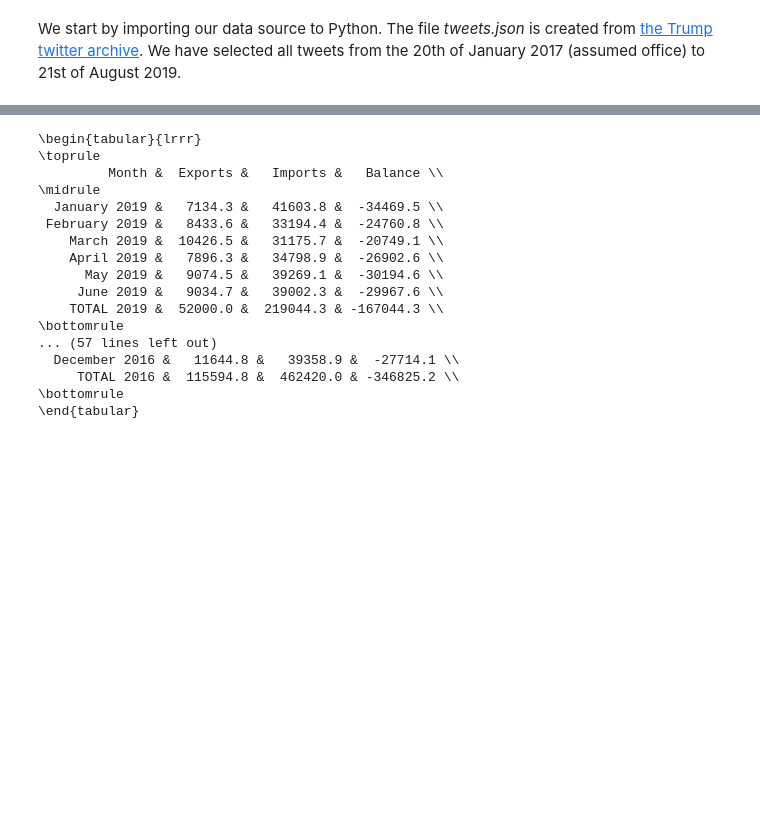
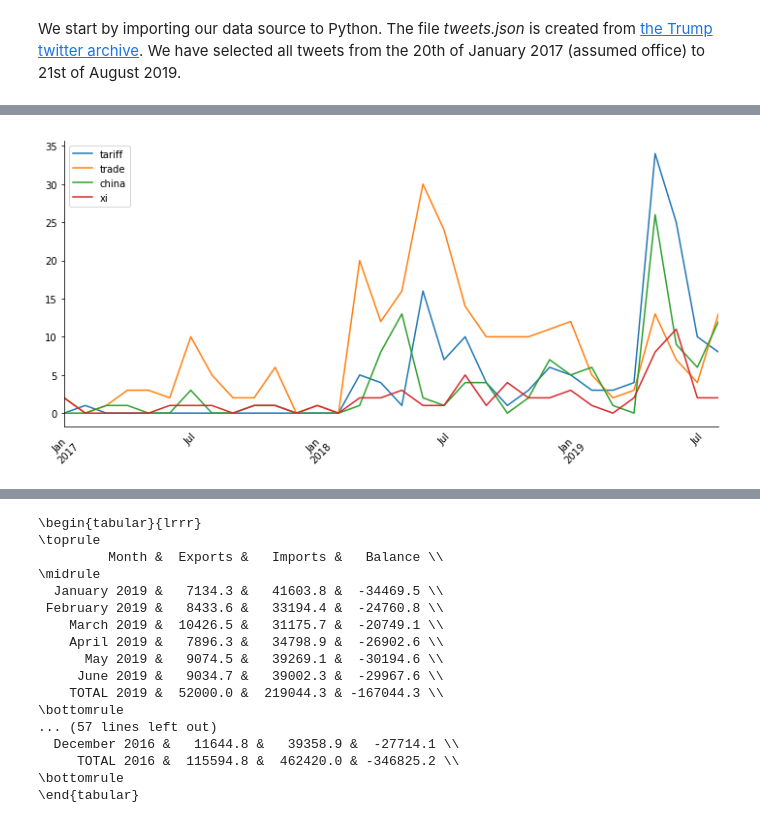
Before and after one commit to BjornCilleborg/sds2019, a Jupyter notebook: EXAM PROJECT/Exam Project.ipynb, the cells around one changed output, grey strips where cells are left out. Cells and saved outputs as stored; diff of their text form; code cells hidden in the pictures; blank space fills up the shorter version.

```diff
--- a/EXAM PROJECT/Exam Project.ipynb
+++ b/EXAM PROJECT/Exam Project.ipynb
@@ -88,0 +81,19 @@ df_filter = df.query("keyword == True") # filter query to remove retweets and no
+# %%
+print('Since 2017-01-20 Mr. Trump has made', len(df), 'tweets')
+
+keywords = ['tariff','trade war','trade'] #List of keywords in lowercase
+
+results = {} #Dictionary to store results
+for key in keywords:
+    print('Sum of tweets containing', key, ':', sum(df['text'].str.contains('(?i)'+str(key))))
+    results[key]=sum(df['text'].str.contains('(?i)'+str(key))) #Saving the sum of tweets (ignoring case) containing the key
+
+result_count = {} # empty dictionary to store results
+for key in keywords:
+    count_=0 #resetting the counter
+    for i in range(len(df['text'])): # Looping through all the rows of tweets
+        if key in df['text'][i].lower(): # Checking for the key in  the i'th tweet (in lowercase)
+            count_ += df['text'][i].lower().count(key) # given the key is found we count the number of times it occurs
+        result_count[key]=count_ # Store the count for a given key in the dictionary
+
+print(result_count)
@@ -89,2 +120,25 @@ df_filter = df.query("keyword == True") # filter query to remove retweets and no
+# %%
+import matplotlib.cm as cm
+results_time = {}
+keywords = ['tariff','trade','china','xi']
+ax = plt.gca()
+
+# Manipulate figure
+for key in keywords:
+    results_time[key] = df_filter['text'].str.contains('(?i)'+str(key)).resample('M').sum()
+    ax = df_filter['text'].str.contains('(?i)'+str(key)).resample('M').sum().plot(label=key,
+        ax=ax, figsize = (10,5), rot = 45)
+
+# Formatting
+ax.xaxis.label.set_visible(False) # remove axis label
+ax.spines['right'].set_visible(False) # remove right spine
+ax.spines['top'].set_visible(False) # remove top spine
+ax.xaxis.set_ticks_position('none') # remove ticks from axis
+plt.tight_layout() # prevents cutting off labels
+plt.legend()
+plt.savefig('keywords.png')
+plt.show()
+# %% [output]
+[figure, added]
 # %%
 #WORDCLOUD
```
Also changed, not shown: parts of 5 cells of this notebook, 6 other files.
